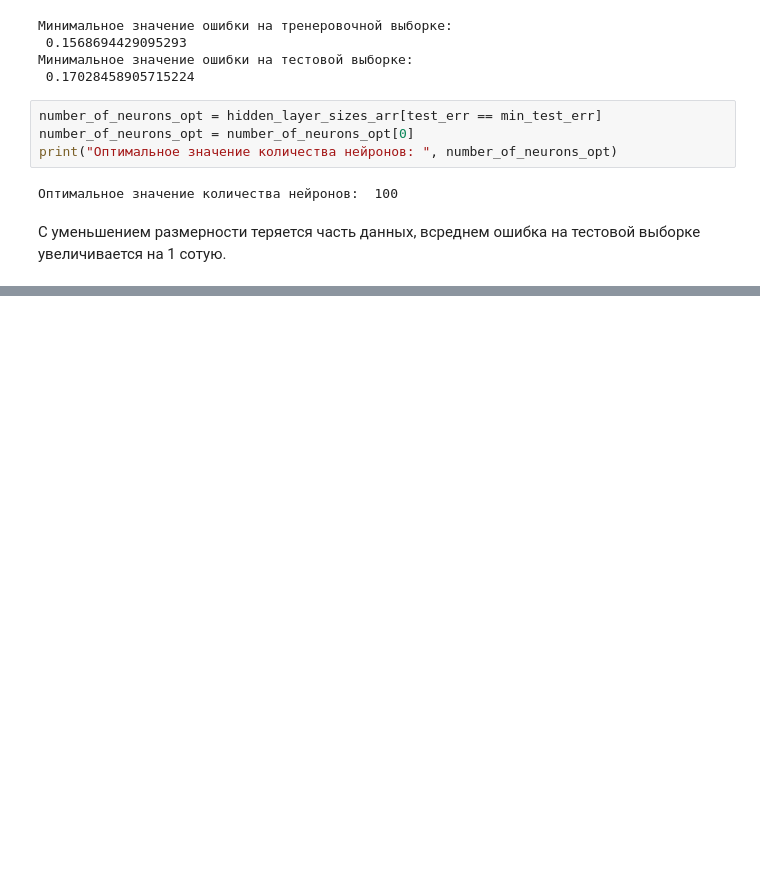
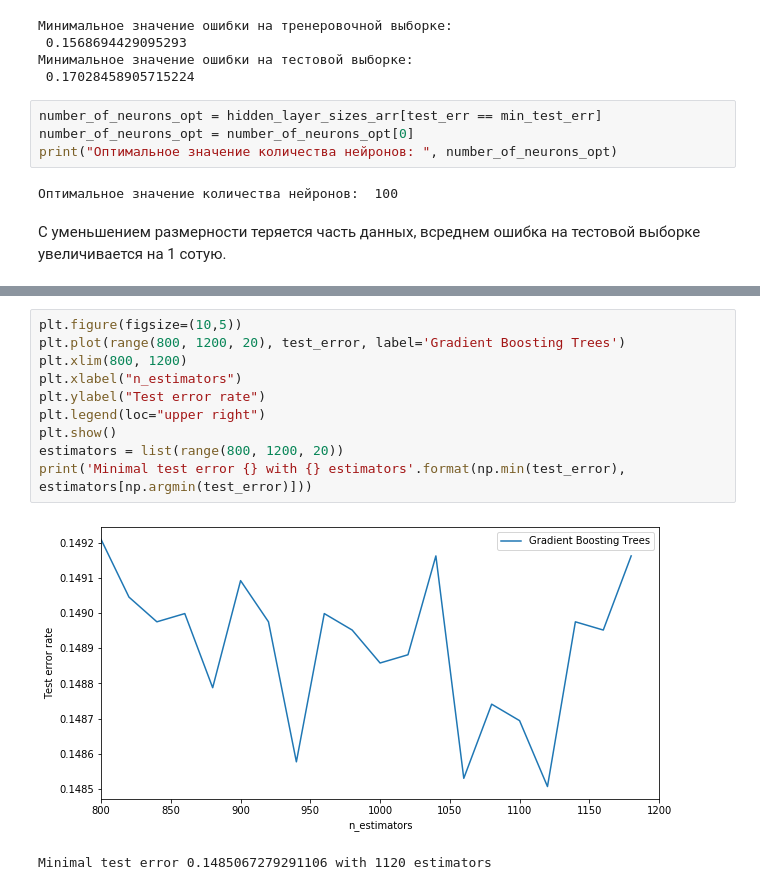
Before and after one commit to JuliaRS/MachineLearning, a Jupyter notebook: Rain_in_Australia.ipynb, the cells around one changed output, grey strips where cells are left out. Drawn from its saved outputs; the diff is of its cells as text; blank space fills up the shorter version.

```diff
--- a/Rain_in_Australia.ipynb
+++ b/Rain_in_Australia.ipynb
@@ -1492,0 +1615,13 @@ print("Оптимальное значение количества нейрон
+# %%
+plt.figure(figsize=(10,5))
+plt.plot(range(800, 1200, 20), test_error, label='Gradient Boosting Trees')
+plt.xlim(800, 1200)
+plt.xlabel("n_estimators")
+plt.ylabel("Test error rate")
+plt.legend(loc="upper right")
+plt.show()
+estimators = list(range(800, 1200, 20))
+print('Minimal test error {} with {} estimators'.format(np.min(test_error), estimators[np.argmin(test_error)]))
+# %% [output]
+[figure, added]
+Minimal test error 0.1485067279291106 with 1120 estimators
```
Also changed, not shown: parts of 21 cells of this notebook.
